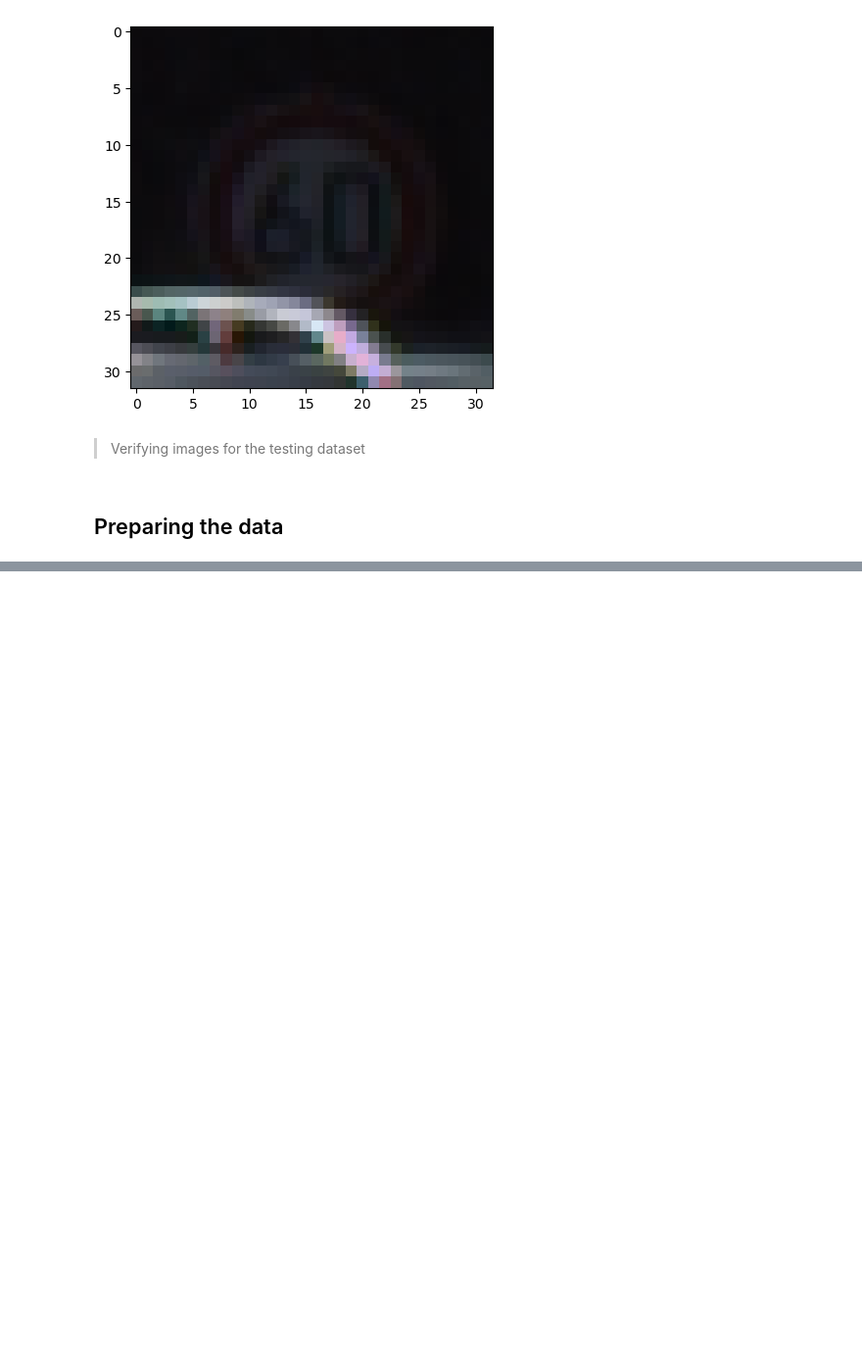
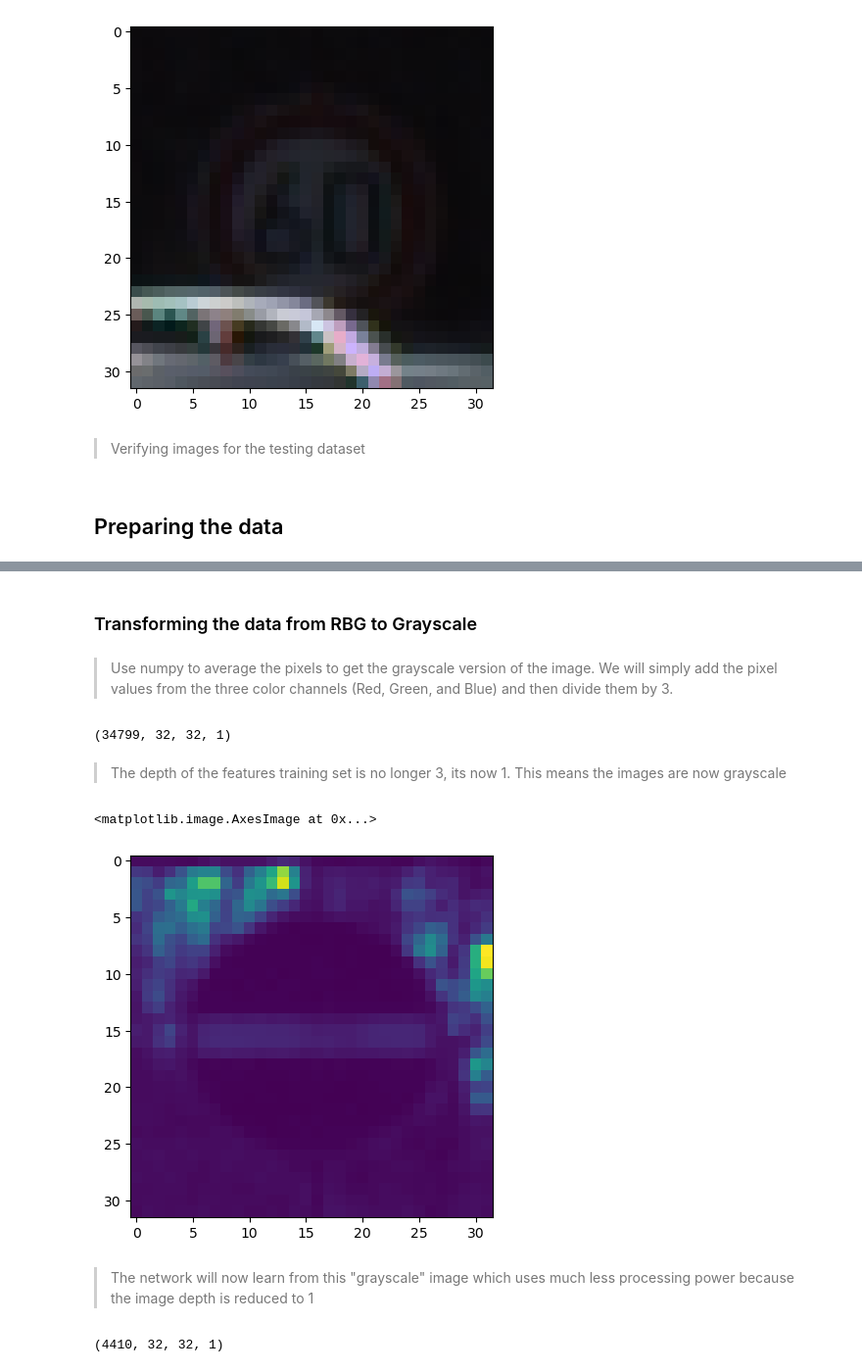
Before and after one commit to redayzarra/CNN_TrafficSigns, a Jupyter notebook: Traffic_Sign_Classfication.ipynb, the cells around one changed output, grey strips where cells are left out. Shown at 98% size. Saved outputs shown, nothing was run; the diff lists cells and outputs as text; code cells hidden in the pictures; blank space fills up the shorter version.

Commit message:
Preparing the data by shuffling the dataset, and converting data from RBG to grayscale

```diff
--- a/Traffic_Sign_Classfication.ipynb
+++ b/Traffic_Sign_Classfication.ipynb
@@ -124,0 +140,2 @@ y_test[i]
+# %%
+X_train, y_train = shuffle(X_train, y_train)
@@ -124,0 +144,24 @@ y_test[i]
+# %% [markdown]
+### Transforming the data from RBG to Grayscale
+# %%
+X_train_gray = np.sum(X_train/3, axis = 3, keepdims = True)
+# %% [markdown]
+> Use numpy to average the pixels to get the grayscale version of the image. We will simply add the pixel values from the three color channels (Red, Green, and Blue) and then divide them by 3.
+# %%
+X_train_gray.shape
+# %% [output]
+(34799, 32, 32, 1)
+# %% [markdown]
+> The depth of the features training set is no longer 3, its now 1. This means the images are now grayscale
+# %%
+plt.imshow(X_train_gray[i])
+# %% [output]
+<matplotlib.image.AxesImage at 0x...>
+[figure, added]
+# %% [markdown]
+> The network will now learn from this "grayscale" image which uses much less processing power because the image depth is reduced to 1
+# %%
+X_validation_gray = np.sum(X_validation/3, axis = 3, keepdims = True)
+X_validation_gray.shape
+# %% [output]
+(4410, 32, 32, 1)
```
Also changed, not shown: parts of 10 cells of this notebook, 1 other file.
